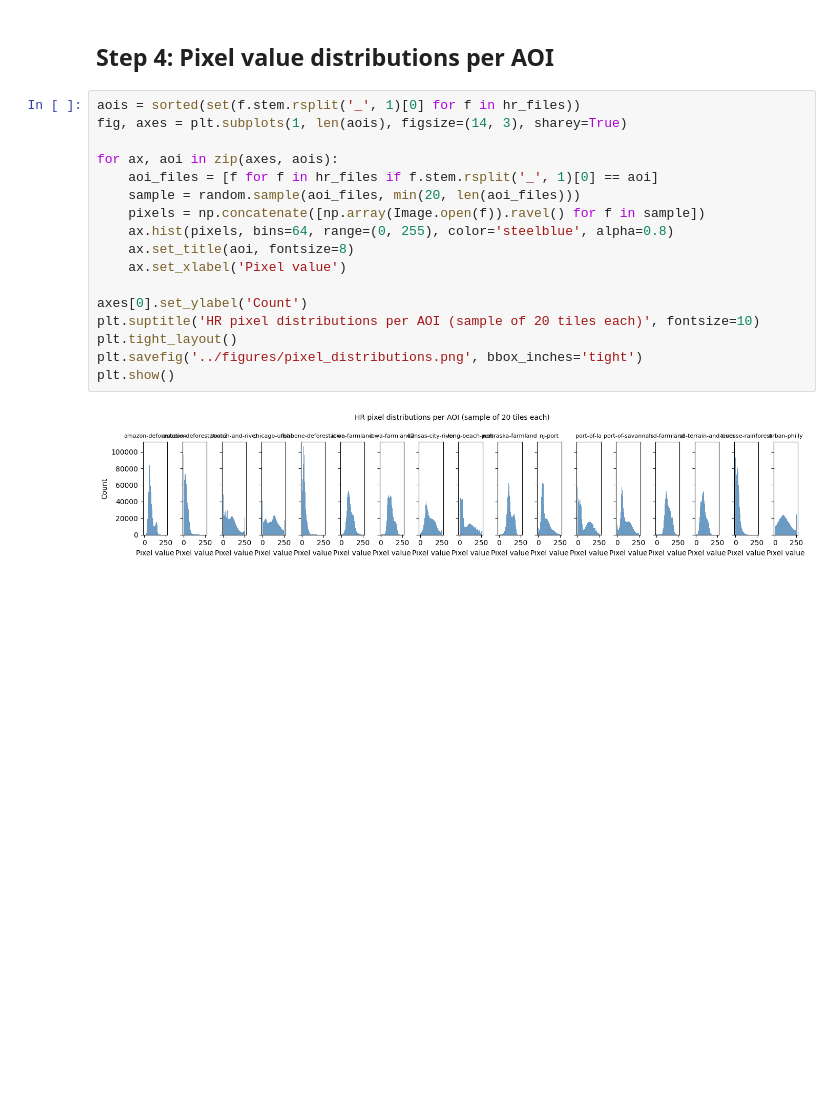
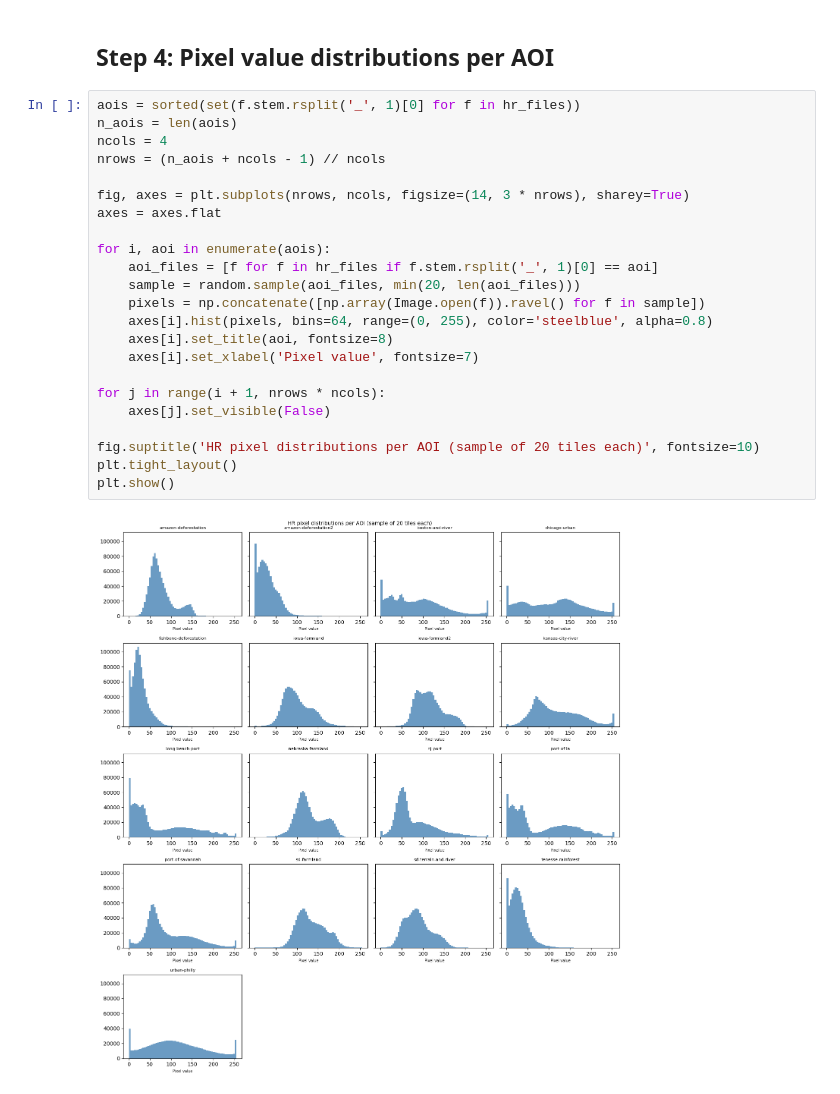
Before and after one commit to Clearform-Labs/planet-superres, a Jupyter notebook: notebooks/02_splits.ipynb, the cells around one changed output. Saved outputs shown, nothing was run; the diff lists cells and outputs as text; blank space fills up the shorter version.

Commit message:
removed figures, cleaned notebooks, added visual to readme

```diff
--- a/notebooks/02_splits.ipynb
+++ b/notebooks/02_splits.ipynb
@@ -136,20 +136,26 @@ Manifest saved → ../data/manifest.csv
 ## Step 4: Pixel value distributions per AOI
 # %%
 aois = sorted(set(f.stem.rsplit('_', 1)[0] for f in hr_files))
-fig, axes = plt.subplots(1, len(aois), figsize=(14, 3), sharey=True)
+n_aois = len(aois)
+ncols = 4
+nrows = (n_aois + ncols - 1) // ncols
 
-for ax, aoi in zip(axes, aois):
+fig, axes = plt.subplots(nrows, ncols, figsize=(14, 3 * nrows), sharey=True)
+axes = axes.flat
+
+for i, aoi in enumerate(aois):
     aoi_files = [f for f in hr_files if f.stem.rsplit('_', 1)[0] == aoi]
     sample = random.sample(aoi_files, min(20, len(aoi_files)))
     pixels = np.concatenate([np.array(Image.open(f)).ravel() for f in sample])
-    ax.hist(pixels, bins=64, range=(0, 255), color='steelblue', alpha=0.8)
-    ax.set_title(aoi, fontsize=8)
-    ax.set_xlabel('Pixel value')
+    axes[i].hist(pixels, bins=64, range=(0, 255), color='steelblue', alpha=0.8)
+    axes[i].set_title(aoi, fontsize=8)
+    axes[i].set_xlabel('Pixel value', fontsize=7)
 
-axes[0].set_ylabel('Count')
-plt.suptitle('HR pixel distributions per AOI (sample of 20 tiles each)', fontsize=10)
+for j in range(i + 1, nrows * ncols):
+    axes[j].set_visible(False)
+
+fig.suptitle('HR pixel distributions per AOI (sample of 20 tiles each)', fontsize=10)
 plt.tight_layout()
-plt.savefig('../figures/pixel_distributions.png', bbox_inches='tight')
 plt.show()
 # %% [output]
-[figure, old version]
+[figure, new version]
```
Also changed, not shown: 7 other files.
